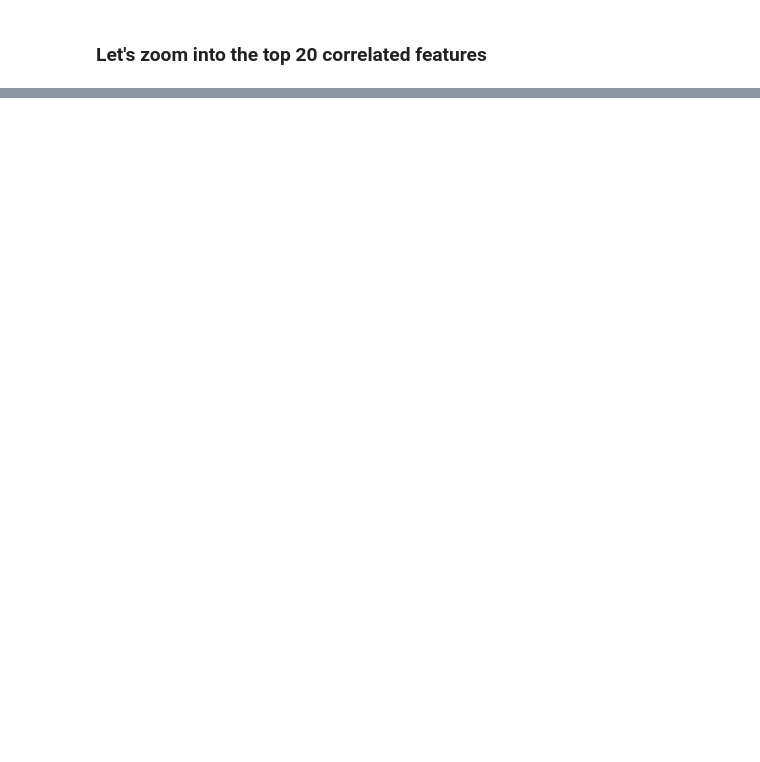
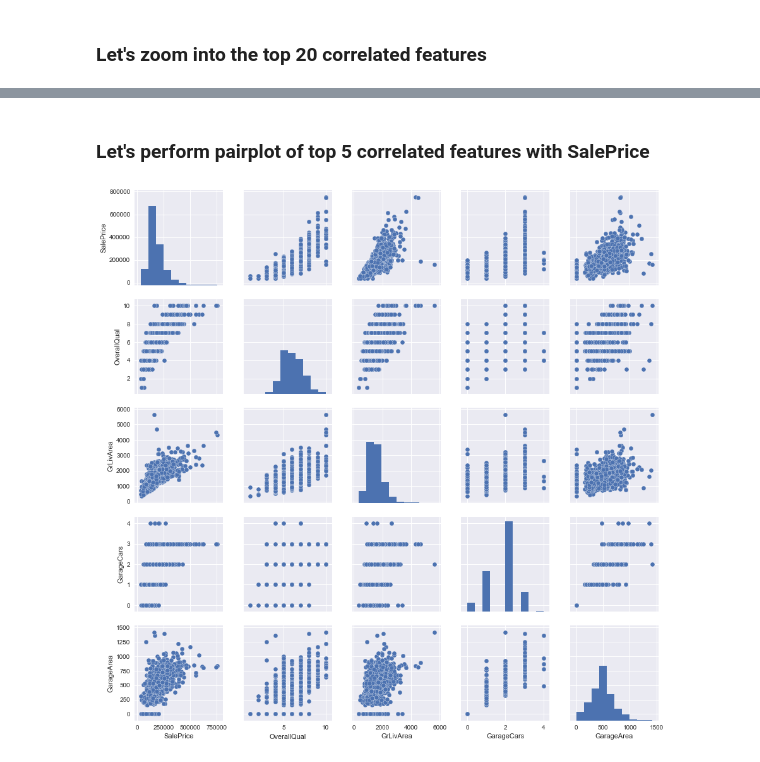
Before and after one commit to azouari/data-science, a Jupyter notebook: warmups/house-prices-advanced-regression-techniques/Housing Prices.ipynb, the cells around one changed output, grey strips where cells are left out. Saved outputs shown, nothing was run; the diff lists cells and outputs as text; code cells hidden in the pictures; blank space fills up the shorter version.

```diff
--- a/warmups/house-prices-advanced-regression-techniques/Housing Prices.ipynb
+++ b/warmups/house-prices-advanced-regression-techniques/Housing Prices.ipynb
@@ -126,0 +141,10 @@ sns.heatmap(train[cols].corr(), annot=True,cmap='plasma')
+# %% [markdown]
+### Let's perform pairplot of top 5 correlated features with SalePrice
+# %%
+top = 5
+cols=train.corr().nlargest(top, 'SalePrice').index
+sns.set()
+sns.pairplot(train[cols])
+plt.show()
+# %% [output]
+[figure, added]
```
Also changed, not shown: parts of 8 cells of this notebook.
